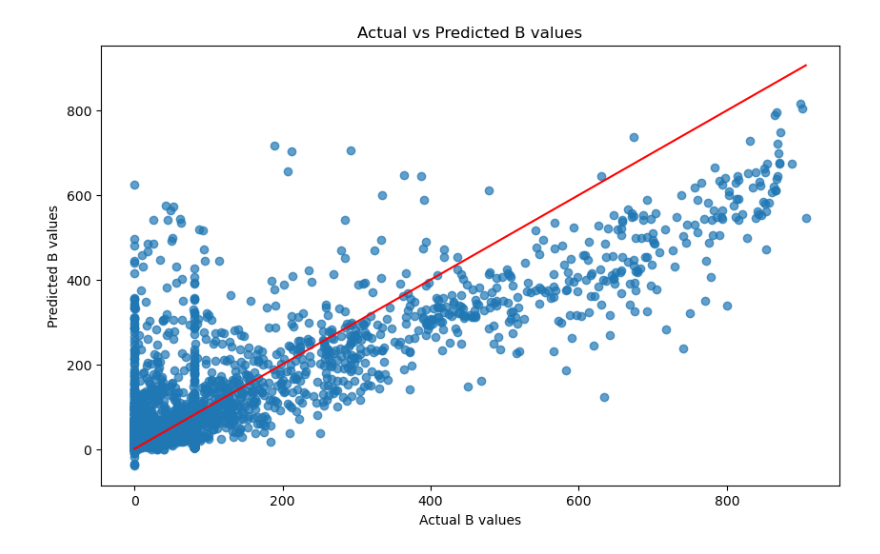
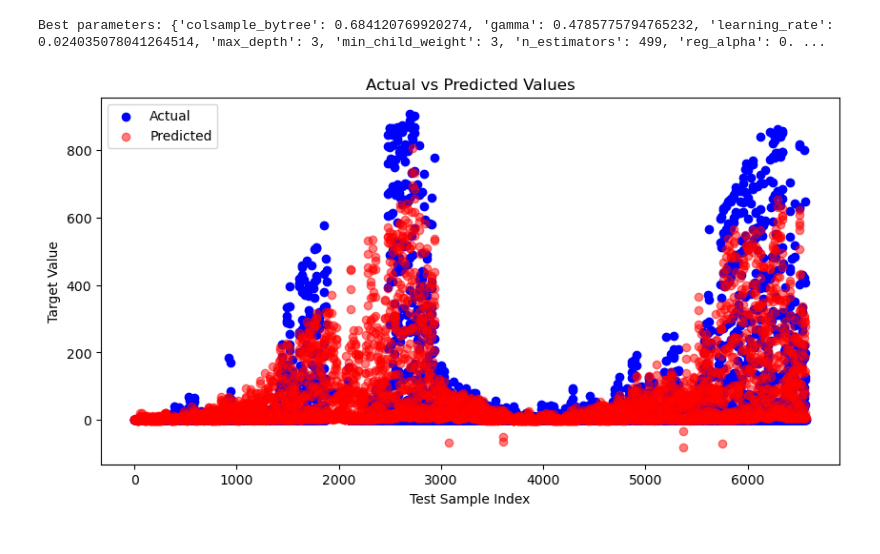
Before and after one commit to TDT4173-MPC/TDT4173-MPC, a Jupyter notebook: Petter/models/XGBoost.ipynb, the cells around one changed output. Drawn from its saved outputs; the diff is of its cells as text; code cells hidden in the pictures.

```diff
--- a/Petter/models/XGBoost.ipynb
+++ b/Petter/models/XGBoost.ipynb
@@ -163,20 +233,0 @@ test_A
-# %%
-A = A.loc[:, columns_A]
-
-# Select only the columns specified in columns_B for dataset B
-B = B.loc[:, columns_B]
-
-# Select only the columns specified in columns_C for dataset C
-C = C.loc[:, columns_C]
-
-# Also, apply the same column filtering for your test sets:
-features_A = [col for col in columns_A if col != "pv_measurement"]
-features_B = [col for col in columns_B if col != "pv_measurement"]
-features_C = [col for col in columns_C if col != "pv_measurement"]
-
-# Now use these feature lists to select columns from the test data
-test_A = test_A[features_A]
-test_B = test_B[features_B]
-test_C = test_C[features_C]
-
-print(test_A.shape)
@@ -325,14 +441,18 @@ Fitting with middle parameters...
+# %%
+print(f'Best parameters: {best_params}')
+# %% [output]
+Best parameters: {'colsample_bytree': 0.684120769920274, 'gamma': 0.4785775794765232, 'learning_rate': 0.024035078041264514, 'max_depth': 3, 'min_child_weight': 3, 'n_estimators': 499, 'reg_alpha': 0. ...
 # %%
 # Get predictions for the test set (already have y_test_B for actual values)
-y_pred_B_test = xgb_B.predict(X_test_B)
+y_pred_B_test = xgb_B_optimized.predict(X_test_B)
 
-# Plot actual vs predicted values
-plt.figure(figsize=(10, 6))
-plt.scatter(y_test_B, y_pred_B_test, alpha=0.7)
-plt.xlabel('Actual B values')
-plt.ylabel('Predicted B values')
-plt.title('Actual vs Predicted B values')
-plt.plot([min(y_test_B), max(y_test_B)], [min(y_test_B), max(y_test_B)], color='red')  # Diagonal line
+plt.figure(figsize=(10,5))
+plt.scatter(range(len(y_test_B)), y_test_B, color='blue', label='Actual')
+plt.scatter(range(len(y_pred_B_test)), y_pred_B_test, color='red', label='Predicted', alpha=0.5)
+plt.title('Actual vs Predicted Values')
+plt.xlabel('Test Sample Index')
+plt.ylabel('Target Value')
+plt.legend()
 plt.show()
 # %% [output]
-[figure, old version]
+[figure, new version]
```
Also changed, not shown: parts of 15 cells of this notebook, 6 other files.
